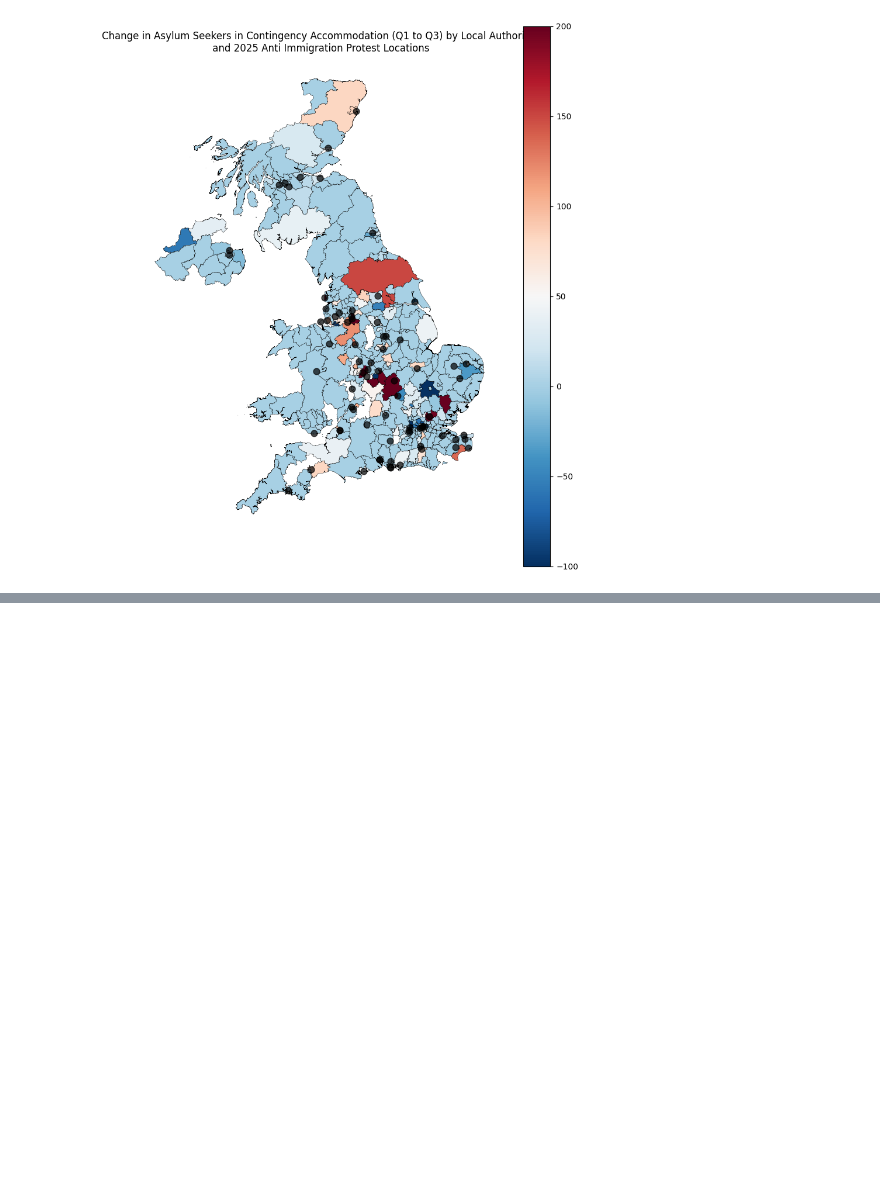
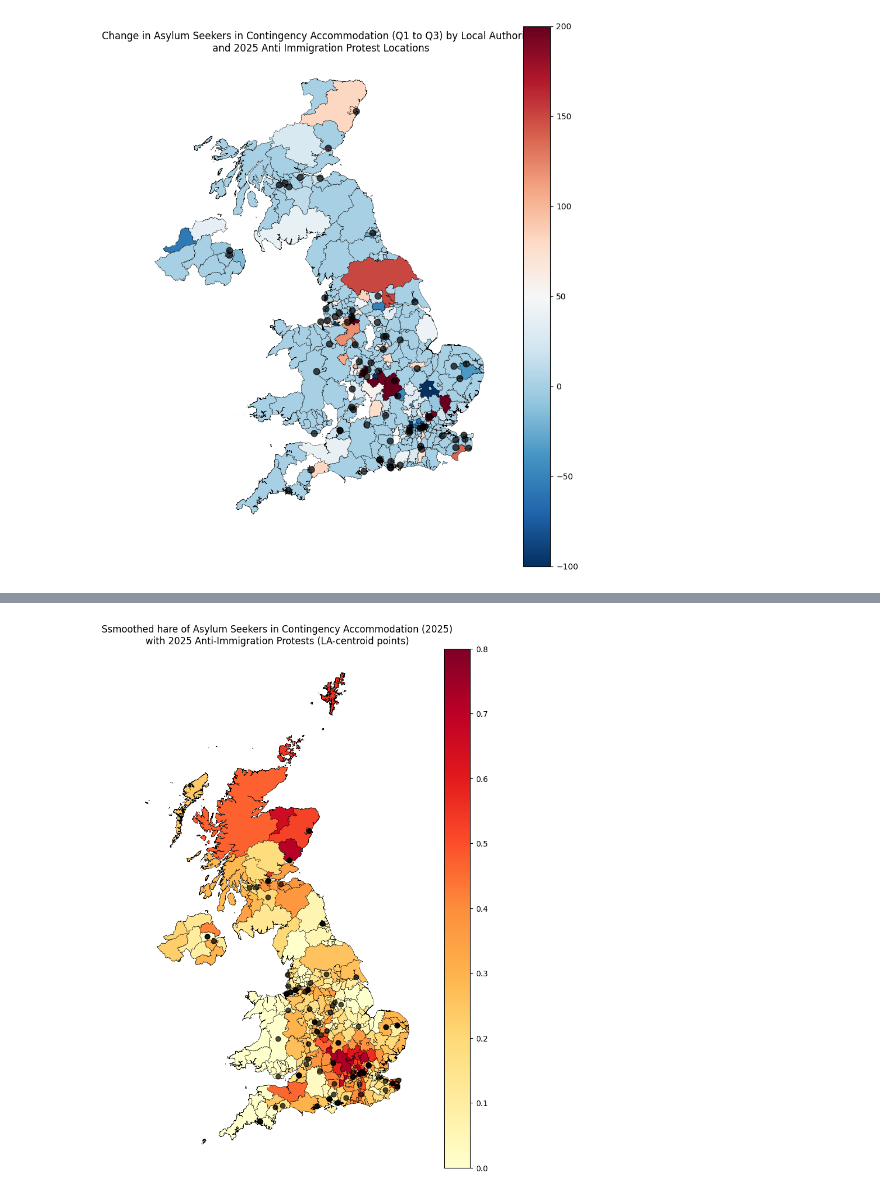
Before and after one commit to awenroberts/QM2-Project, a Jupyter notebook: 2awen_protests_visualisation_final.ipynb, the cells around one changed output, grey strips where cells are left out. Cells and saved outputs as stored; diff of their text form; code cells hidden in the pictures; blank space fills up the shorter version.

```diff
--- a/2awen_protests_visualisation_final.ipynb
+++ b/2awen_protests_visualisation_final.ipynb
@@ -474,0 +622,34 @@ plt.show()
+# %%
+fig, ax = plt.subplots(figsize=(10, 12))
+
+# Outline layer (optional, but nice)
+uk_map.plot(ax=ax, color="white", edgecolor="black", linewidth=0.3)
+
+# Choropleth layer
+map_with_data.plot(
+    ax=ax,
+    column="contingency_share_smoothed",
+    cmap="YlOrRd",
+    legend=True,
+    linewidth=0.3,
+    edgecolor="black",
+    vmin=0,
+    vmax=0.8
+)
+
+# Protest points (centroids)
+protests_gdf.plot(
+    ax=ax,
+    markersize=40,
+    color="black",
+    alpha=0.7
+)
+
+ax.set_title(
+    "Ssmoothed hare of Asylum Seekers in Contingency Accommodation (2025)\nwith 2025 Anti-Immigration Protests (LA-centroid points)"
+)
+ax.axis("off")
+
+plt.show()
+# %% [output]
+[figure, added]
```
Also changed, not shown: parts of 14 cells of this notebook.
